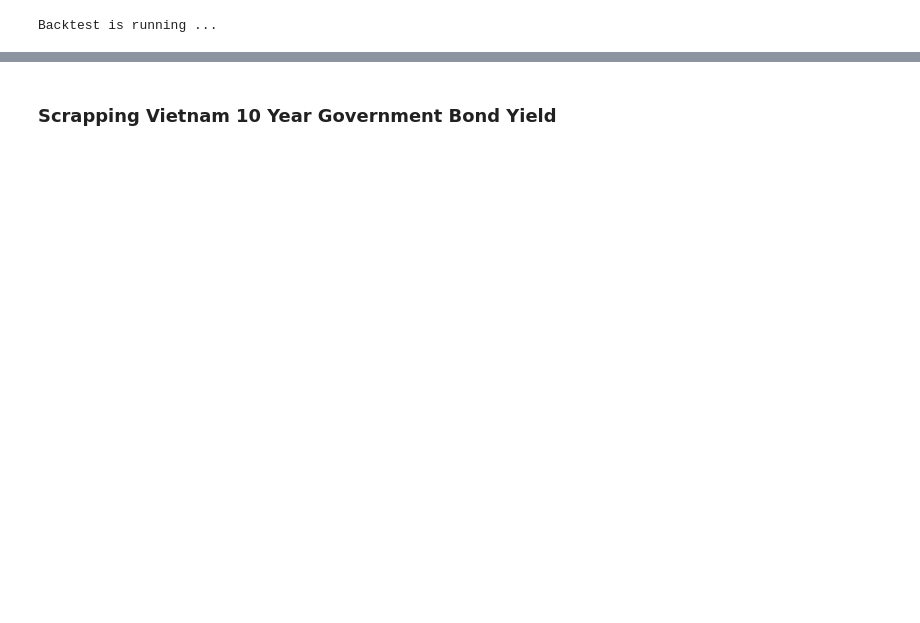
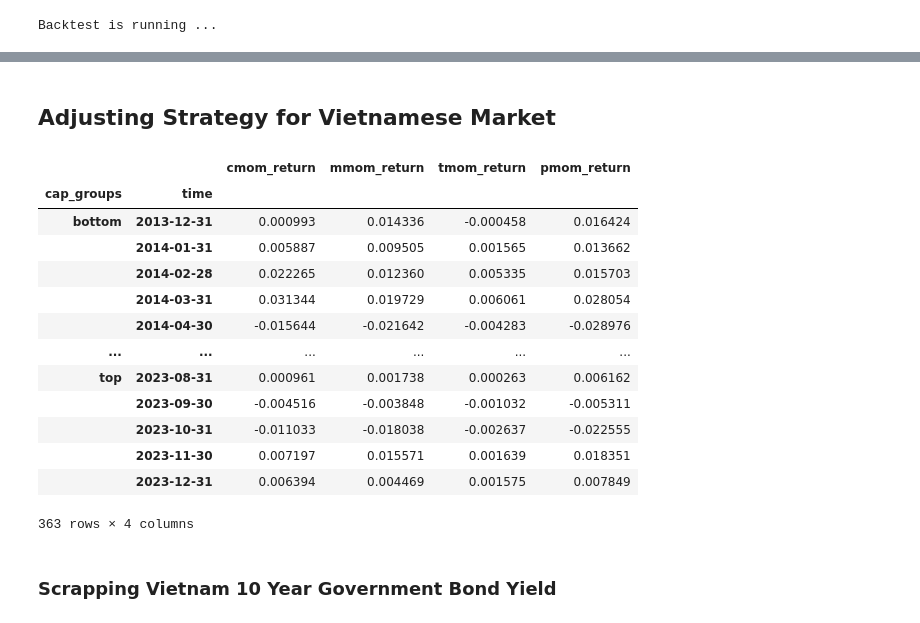
Before and after one commit to quant-quack/vietnam-smallcap-smartbeta-strategy, a Jupyter notebook: notebooks/notebook.ipynb, the cells around one changed output, grey strips where cells are left out. Saved outputs shown, nothing was run; the diff lists cells and outputs as text; code cells hidden in the pictures; blank space fills up the shorter version.

```diff
--- a/notebooks/notebook.ipynb
+++ b/notebooks/notebook.ipynb
@@ -41,7 +41,7 @@ benchmark = handl.get_benchmark_data()
 fun_data = handl.get_processed_fundamental_data()
 hist_data = handl.get_processed_historical_data()
 # %%
-transform = DataTransform(benchmark, fun_data, hist_data, start_time='2013-07-01', end_time='2023-06-30')
+transform = DataTransform(benchmark, fun_data, hist_data, start_time='2013-01-01', end_time='2023-12-31')
 # %%
 long_daily, long_monthly = transform.get_transform_data()
 # %% [output]
@@ -53,12 +53,12 @@ portf= Portfolio(long_daily, long_monthly)
 # %%
-non_abnormal_bt = Backtest(portfolio=portf)
-non_abnormal_bt.run(abnormal=False)
+bt = Backtest(portfolio=portf)
+bt.run(abnormal=False)
 # %% [output]
 Backtest is running ...
 # %%
-non_abnormal_performnace_df = pd.concat(non_abnormal_bt.performance_dfs)
+performance_df = pd.concat(bt.performance_dfs)
 
-winner_performance, loser_performance, arbitrage_performace = calculate_portfolio_return(non_abnormal_performnace_df, cummulative=True)
+winner_performance, loser_performance, arbitrage_performace = calculate_portfolio_return(performance_df, cummulative=True)
 
 visualize_cummulative_returns(winner_performance, loser_performance, arbitrage_performace)
 # %% [output]
@@ -170 +75,3 @@ exclude_abnormal_winner, exclude_abnormal_loser, _  =calculate_portfolio_return(
+# %%
+winner_ret, loser_ret, _ = calculate_portfolio_return(performance_df, cummulative=False)
 # %%
@@ -431,3 +110,5 @@ temp_small.xs('2013-12-31', level=0).pmom_weights.hist()
+# %% [markdown]
+## Adjusting Strategy for Vietnamese Market
 # %%
 from scipy.special import softmax
 np.set_printoptions(precision=5)
@@ -443,3 +126,20 @@ sml_ret = smallcap_performance['pmom_weights'].groupby(level=0).transform(lambda
+# %%
+loser_ret
+# %% [output]
+|  |  | cmom_return | mmom_return | tmom_return | pmom_return |
+| cap_groups | time |  |  |  |  |
+| bottom | 2013-12-31 | 0.000993 | 0.014336 | -0.000458 | 0.016424 |
+|  | 2014-01-31 | 0.005887 | 0.009505 | 0.001565 | 0.013662 |
+|  | 2014-02-28 | 0.022265 | 0.012360 | 0.005335 | 0.015703 |
+|  | 2014-03-31 | 0.031344 | 0.019729 | 0.006061 | 0.028054 |
+|  | 2014-04-30 | -0.015644 | -0.021642 | -0.004283 | -0.028976 |
+| ... | ... | ... | ... | ... | ... |
+| top | 2023-08-31 | 0.000961 | 0.001738 | 0.000263 | 0.006162 |
+|  | 2023-09-30 | -0.004516 | -0.003848 | -0.001032 | -0.005311 |
+|  | 2023-10-31 | -0.011033 | -0.018038 | -0.002637 | -0.022555 |
+|  | 2023-11-30 | 0.007197 | 0.015571 | 0.001639 | 0.018351 |
+|  | 2023-12-31 | 0.006394 | 0.004469 | 0.001575 | 0.007849 |
+363 rows × 4 columns
 # %% [markdown]
 ### Scrapping Vietnam 10 Year Government Bond Yield
 # %%
```
Also changed, not shown: parts of 51 cells of this notebook, 3 other files.
